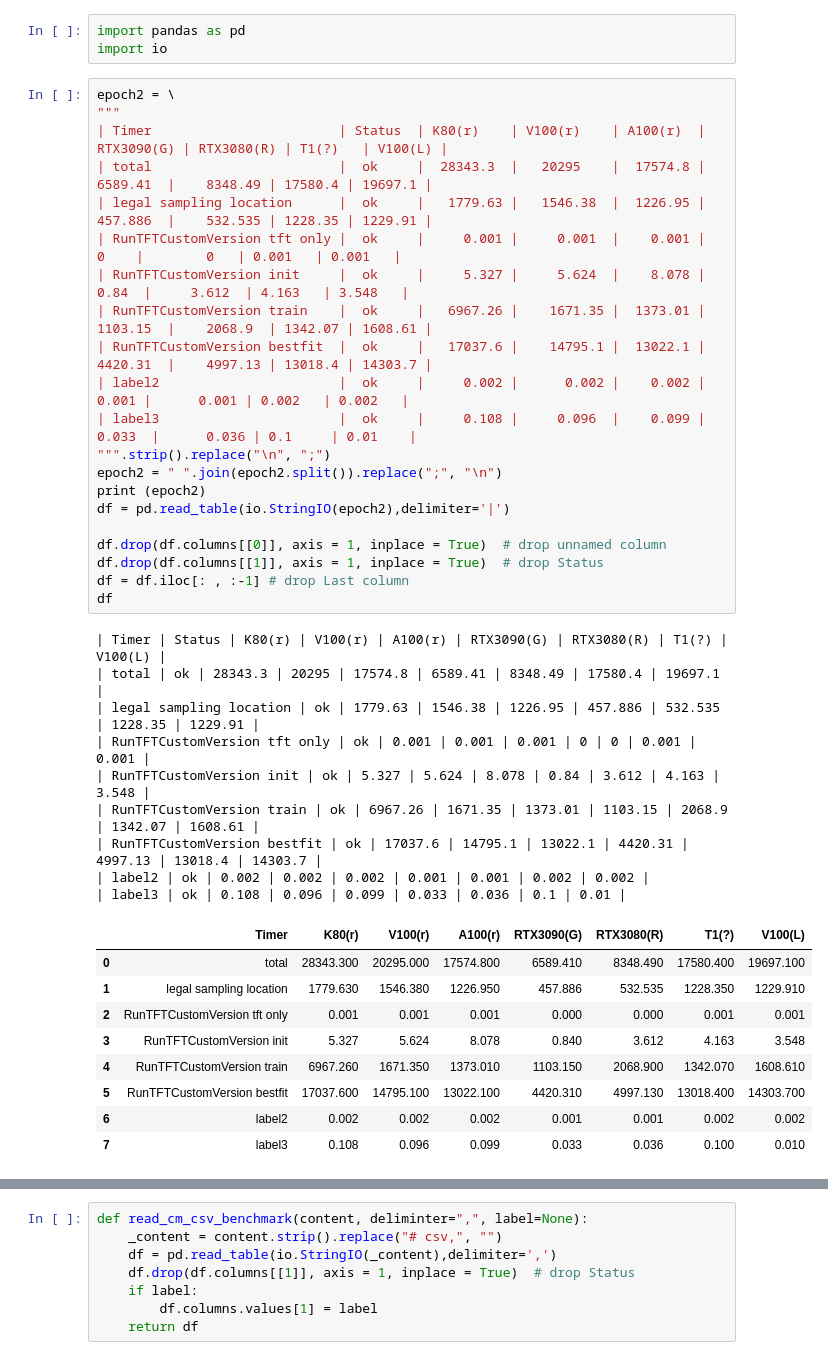
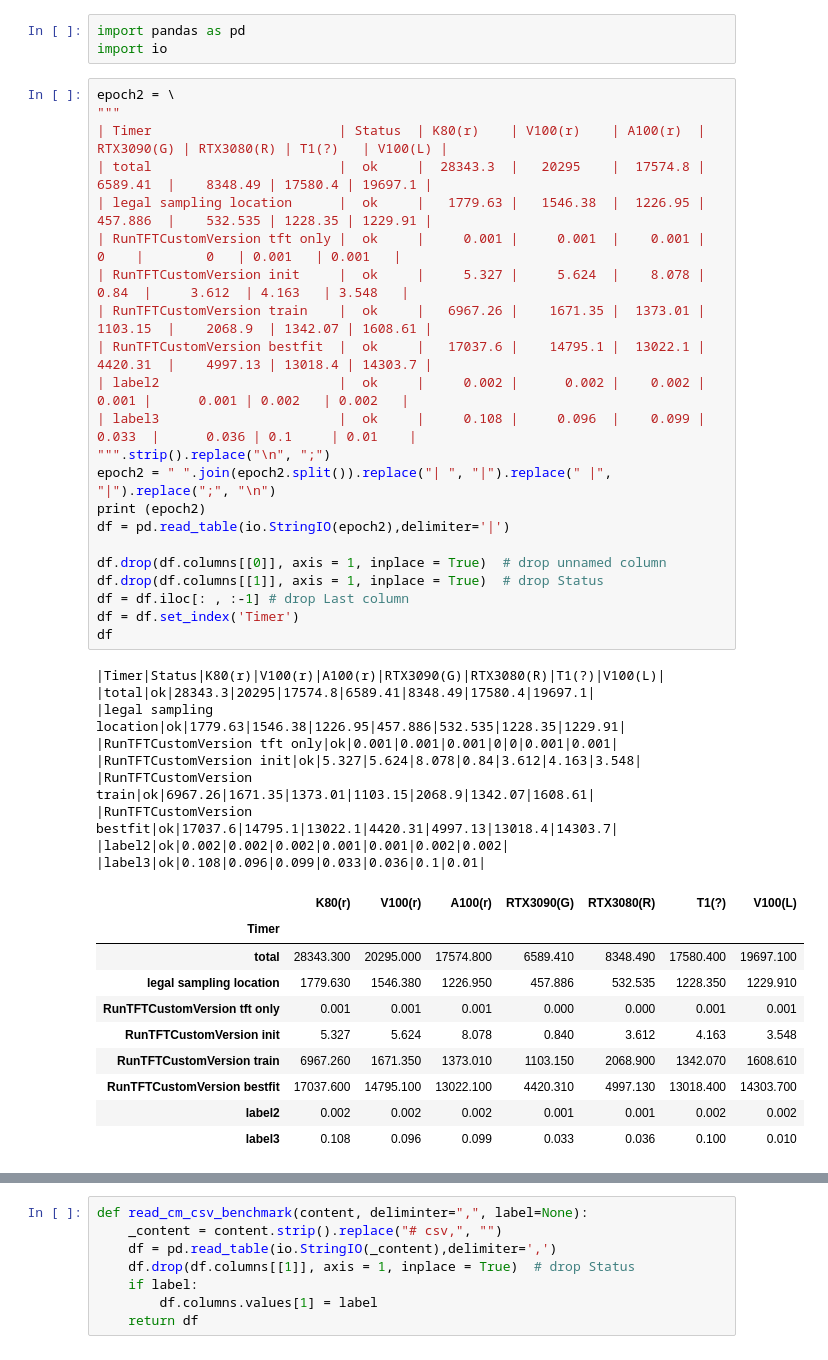
Before and after one commit to laszewsk/mlcommons, a Jupyter notebook: benchmarks/earthquake/mar2022/rtx3090.ipynb, the cells around one changed output, grey strips where cells are left out. Cells and saved outputs as stored; diff of their text form.

```diff
--- a/benchmarks/earthquake/mar2022/rtx3090.ipynb
+++ b/benchmarks/earthquake/mar2022/rtx3090.ipynb
@@ -76,40 +76,42 @@ import io
 # %%
 epoch2 = \
 """
 | Timer                        | Status  | K80(r)    | V100(r)    | A100(r)  | RTX3090(G) | RTX3080(R) | T1(?)   | V100(L) |
 | total                        |  ok     |  28343.3  |   20295    |  17574.8 |   6589.41  |    8348.49 | 17580.4 | 19697.1 |
 | legal sampling location      |  ok     |   1779.63 |   1546.38  |  1226.95 |   457.886  |    532.535 | 1228.35 | 1229.91 |
 | RunTFTCustomVersion tft only |  ok     |     0.001 |     0.001  |    0.001 |       0    |        0   | 0.001   | 0.001   |
 | RunTFTCustomVersion init     |  ok     |     5.327 |     5.624  |    8.078 |      0.84  |     3.612  | 4.163   | 3.548   |
 | RunTFTCustomVersion train    |  ok     |   6967.26 |    1671.35 |  1373.01 |   1103.15  |    2068.9  | 1342.07 | 1608.61 |
 | RunTFTCustomVersion bestfit  |  ok     |   17037.6 |    14795.1 |  13022.1 |   4420.31  |    4997.13 | 13018.4 | 14303.7 |
 | label2                       |  ok     |     0.002 |      0.002 |    0.002 |      0.001 |      0.001 | 0.002   | 0.002   |
 | label3                       |  ok     |     0.108 |     0.096  |    0.099 |     0.033  |      0.036 | 0.1     | 0.01    |
 """.strip().replace("\n", ";")
-epoch2 = " ".join(epoch2.split()).replace(";", "\n")
+epoch2 = " ".join(epoch2.split()).replace("| ", "|").replace(" |", "|").replace(";", "\n")
 print (epoch2)
 df = pd.read_table(io.StringIO(epoch2),delimiter='|')
 
 df.drop(df.columns[[0]], axis = 1, inplace = True)  # drop unnamed column
 df.drop(df.columns[[1]], axis = 1, inplace = True)  # drop Status
 df = df.iloc[: , :-1] # drop Last column
+df = df.set_index('Timer')
 df
 # %% [output]
-| Timer | Status | K80(r) | V100(r) | A100(r) | RTX3090(G) | RTX3080(R) | T1(?) | V100(L) |
-| total | ok | 28343.3 | 20295 | 17574.8 | 6589.41 | 8348.49 | 17580.4 | 19697.1 |
-| legal sampling location | ok | 1779.63 | 1546.38 | 1226.95 | 457.886 | 532.535 | 1228.35 | 1229.91 |
-| RunTFTCustomVersion tft only | ok | 0.001 | 0.001 | 0.001 | 0 | 0 | 0.001 | 0.001 |
-| RunTFTCustomVersion init | ok | 5.327 | 5.624 | 8.078 | 0.84 | 3.612 | 4.163 | 3.548 |
-| RunTFTCustomVersion train | ok | 6967.26 | 1671.35 | 1373.01 | 1103.15 | 2068.9 | 1342.07 | 1608.61 |
-| RunTFTCustomVersion bestfit | ok | 17037.6 | 14795.1 | 13022.1 | 4420.31 | 4997.13 | 13018.4 | 14303.7 |
-| label2 | ok | 0.002 | 0.002 | 0.002 | 0.001 | 0.001 | 0.002 | 0.002 |
-| label3 | ok | 0.108 | 0.096 | 0.099 | 0.033 | 0.036 | 0.1 | 0.01 |
+|Timer|Status|K80(r)|V100(r)|A100(r)|RTX3090(G)|RTX3080(R)|T1(?)|V100(L)|
+|total|ok|28343.3|20295|17574.8|6589.41|8348.49|17580.4|19697.1|
+|legal sampling location|ok|1779.63|1546.38|1226.95|457.886|532.535|1228.35|1229.91|
+|RunTFTCustomVersion tft only|ok|0.001|0.001|0.001|0|0|0.001|0.001|
+|RunTFTCustomVersion init|ok|5.327|5.624|8.078|0.84|3.612|4.163|3.548|
+|RunTFTCustomVersion train|ok|6967.26|1671.35|1373.01|1103.15|2068.9|1342.07|1608.61|
+|RunTFTCustomVersion bestfit|ok|17037.6|14795.1|13022.1|4420.31|4997.13|13018.4|14303.7|
+|label2|ok|0.002|0.002|0.002|0.001|0.001|0.002|0.002|
+|label3|ok|0.108|0.096|0.099|0.033|0.036|0.1|0.01|
-|  | Timer | K80(r) | V100(r) | A100(r) | RTX3090(G) | RTX3080(R) | T1(?) | V100(L) |
-| 0 | total | 28343.300 | 20295.000 | 17574.800 | 6589.410 | 8348.490 | 17580.400 | 19697.100 |
-| 1 | legal sampling location | 1779.630 | 1546.380 | 1226.950 | 457.886 | 532.535 | 1228.350 | 1229.910 |
-| 2 | RunTFTCustomVersion tft only | 0.001 | 0.001 | 0.001 | 0.000 | 0.000 | 0.001 | 0.001 |
-| 3 | RunTFTCustomVersion init | 5.327 | 5.624 | 8.078 | 0.840 | 3.612 | 4.163 | 3.548 |
-| 4 | RunTFTCustomVersion train | 6967.260 | 1671.350 | 1373.010 | 1103.150 | 2068.900 | 1342.070 | 1608.610 |
-| 5 | RunTFTCustomVersion bestfit | 17037.600 | 14795.100 | 13022.100 | 4420.310 | 4997.130 | 13018.400 | 14303.700 |
-| 6 | label2 | 0.002 | 0.002 | 0.002 | 0.001 | 0.001 | 0.002 | 0.002 |
-| 7 | label3 | 0.108 | 0.096 | 0.099 | 0.033 | 0.036 | 0.100 | 0.010 |
+|  | K80(r) | V100(r) | A100(r) | RTX3090(G) | RTX3080(R) | T1(?) | V100(L) |
+| Timer |  |  |  |  |  |  |  |
+| total | 28343.300 | 20295.000 | 17574.800 | 6589.410 | 8348.490 | 17580.400 | 19697.100 |
+| legal sampling location | 1779.630 | 1546.380 | 1226.950 | 457.886 | 532.535 | 1228.350 | 1229.910 |
+| RunTFTCustomVersion tft only | 0.001 | 0.001 | 0.001 | 0.000 | 0.000 | 0.001 | 0.001 |
+| RunTFTCustomVersion init | 5.327 | 5.624 | 8.078 | 0.840 | 3.612 | 4.163 | 3.548 |
+| RunTFTCustomVersion train | 6967.260 | 1671.350 | 1373.010 | 1103.150 | 2068.900 | 1342.070 | 1608.610 |
+| RunTFTCustomVersion bestfit | 17037.600 | 14795.100 | 13022.100 | 4420.310 | 4997.130 | 13018.400 | 14303.700 |
+| label2 | 0.002 | 0.002 | 0.002 | 0.001 | 0.001 | 0.002 | 0.002 |
+| label3 | 0.108 | 0.096 | 0.099 | 0.033 | 0.036 | 0.100 | 0.010 |
```
Also changed, not shown: parts of 18 cells of this notebook.
